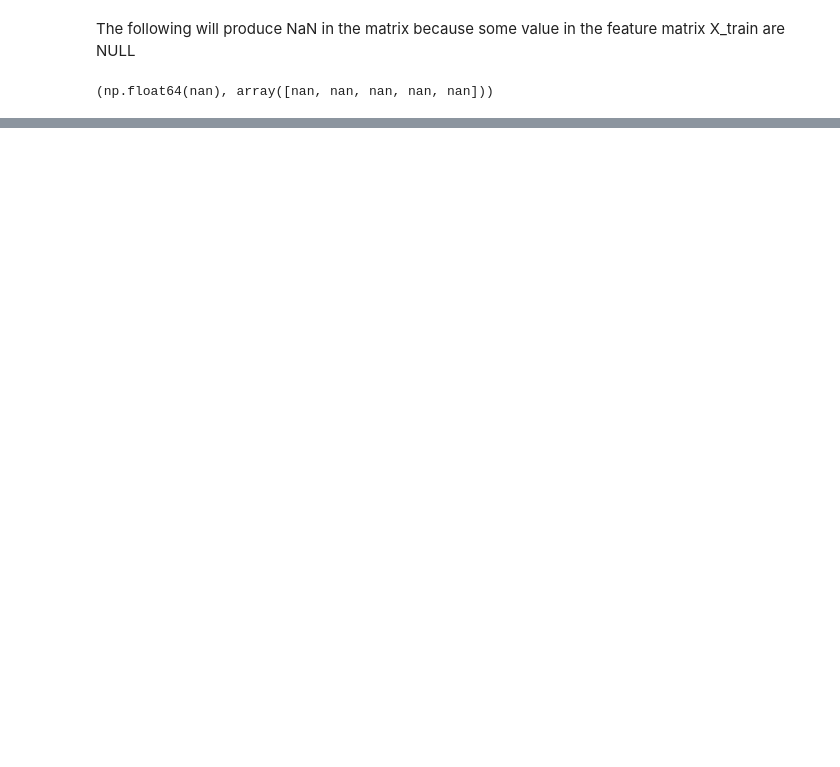
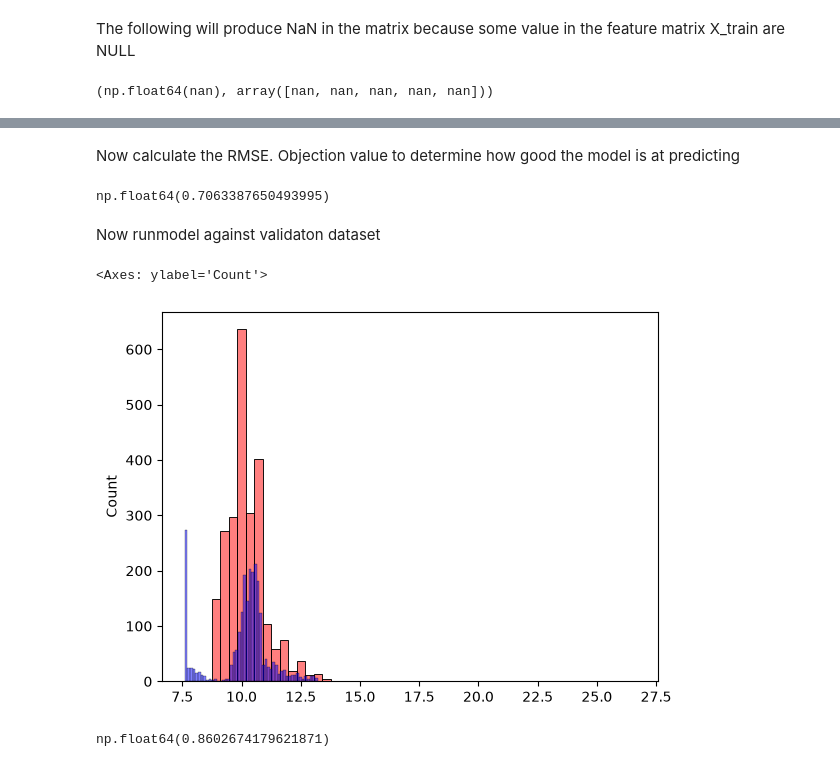
Before and after one commit to dangerpouse/zoomcamp---Machine-Learning, a Jupyter notebook: 02 - Regression/Baseline Model.ipynb, the cells around one changed output, grey strips where cells are left out. Cells and saved outputs as stored; diff of their text form; code cells hidden in the pictures; blank space fills up the shorter version.

```diff
--- a/02 - Regression/Baseline Model.ipynb
+++ b/02 - Regression/Baseline Model.ipynb
@@ -9,4 +9,5 @@ df_test = pd.read_csv('data_test.csv')
 df_prep = pd.read_csv('data_prepped.csv')
 
 y_train = np.loadtxt('y_train.csv')
-y_train
+y_val = np.loadtxt('y_val.csv')
+y_test = np.loadtxt('y_test.csv')
@@ -72,0 +67,2 @@ sns.histplot(y_train, color='blue', alpha=0.5, bins=50)
+# %% [markdown]
+Now calculate the RMSE. Objection value to determine how good the model is at predicting
@@ -72,0 +74,19 @@ sns.histplot(y_train, color='blue', alpha=0.5, bins=50)
+# %%
+rmse(y_train, y_pred)
+# %% [output]
+np.float64(0.7063387650493995)
+# %% [markdown]
+Now runmodel against validaton dataset
+# %%
+sns.histplot(y_pred_val, color='red', alpha=0.5, bins=50)
+sns.histplot(y_val, color='blue', alpha=0.5, bins=50)
+# %% [output]
+<Axes: ylabel='Count'>
+[figure, added]
+# %%
+X_val = df_val[base].fillna(0).values
+y_pred_val = w0+X_val.dot(w)
+
+rmse(y_val,y_pred_val)
+# %% [output]
+np.float64(0.8602674179621871)
```
Also changed, not shown: parts of 7 cells of this notebook, 7 other files.
